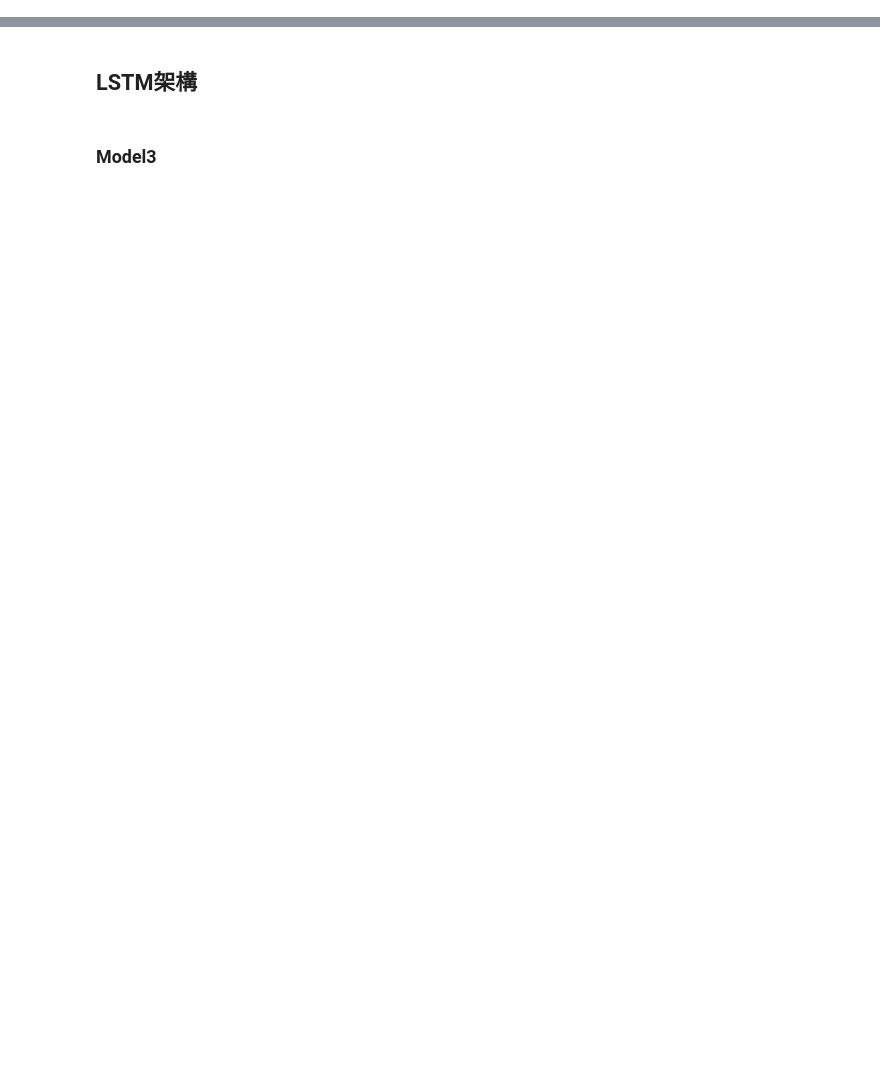
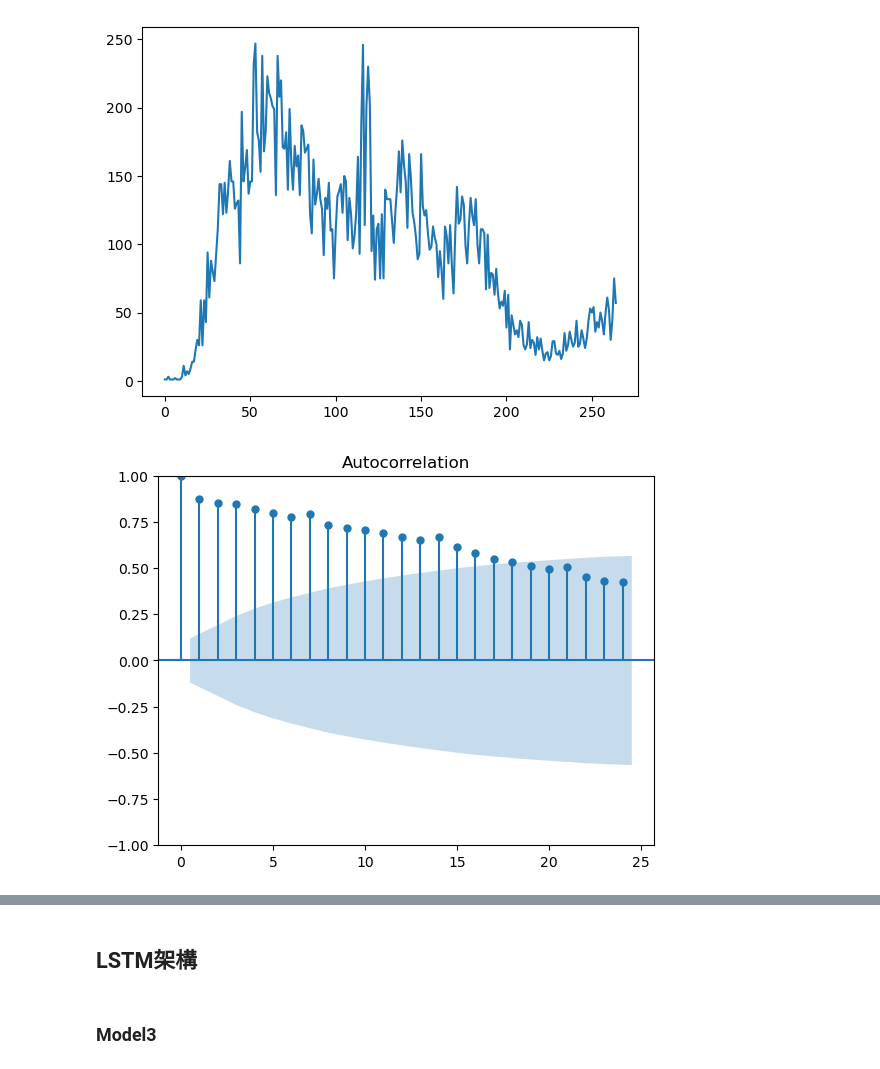
Before and after one commit to chiahsin0303/Project_TCU, a Jupyter notebook: 程式碼 ( .ipynb )/LSTM架構Model1~Model4.ipynb, the cells around one changed output, grey strips where cells are left out. Cells and saved outputs as stored; diff of their text form; code cells hidden in the pictures; blank space fills up the shorter version.

```diff
--- a/程式碼 ( .ipynb )/LSTM架構Model1~Model4.ipynb
+++ b/程式碼 ( .ipynb )/LSTM架構Model1~Model4.ipynb
@@ -5,34 +5,37 @@ import numpy as np
 from scipy import stats
 import pandas as pd
 import matplotlib.pyplot as plt
 import statsmodels.api as sm
 from statsmodels.graphics.api import qqplot
 from tensorflow import keras
 import numpy
 import matplotlib.pyplot as plt
 from pandas import read_csv
 import math
 from keras.models import Sequential
 from keras.layers import Dense
 from keras.layers import LSTM
 from keras.layers import GRU
 from keras.layers import SimpleRNN
 from sklearn.preprocessing import MinMaxScaler
 from sklearn.metrics import mean_squared_error
 import tensorflow as tf
 from tensorflow.keras import layers
 from tensorflow import keras
 from keras import optimizers
-dataset = pandas.read_csv(r'各縣市每日確診資料\台北市每日確診數.csv', usecols=[2], engine='python', skipfooter=3,encoding='utf-8')
+dataset = pandas.read_csv(r'各縣市每日確診資料\澎湖縣每日確診數.csv', usecols=[2], engine='python', skipfooter=3,encoding='utf-8')
 plt.plot(dataset)
-plt.savefig('Taipei.png')
+plt.savefig('Penghu.png')
 plt.show()
 
 # 畫出 ACF 12 期的效應
 sm.graphics.tsa.plot_acf(dataset, lags=24)
-plt.savefig('Taipei_acf_24.png')
+plt.savefig('Penghu_acf_24.png')
 plt.show()
 # 畫出 PACF 12 期的效應
 sm.graphics.tsa.plot_pacf(dataset, lags=24)
-plt.savefig('Taipei_pacf_24.png')
+plt.savefig('Penghu_pacf_24.png')
 plt.show()
+# %% [output]
+[figure, added]
+[figure, added]
```
Also changed, not shown: parts of 4 cells of this notebook.
